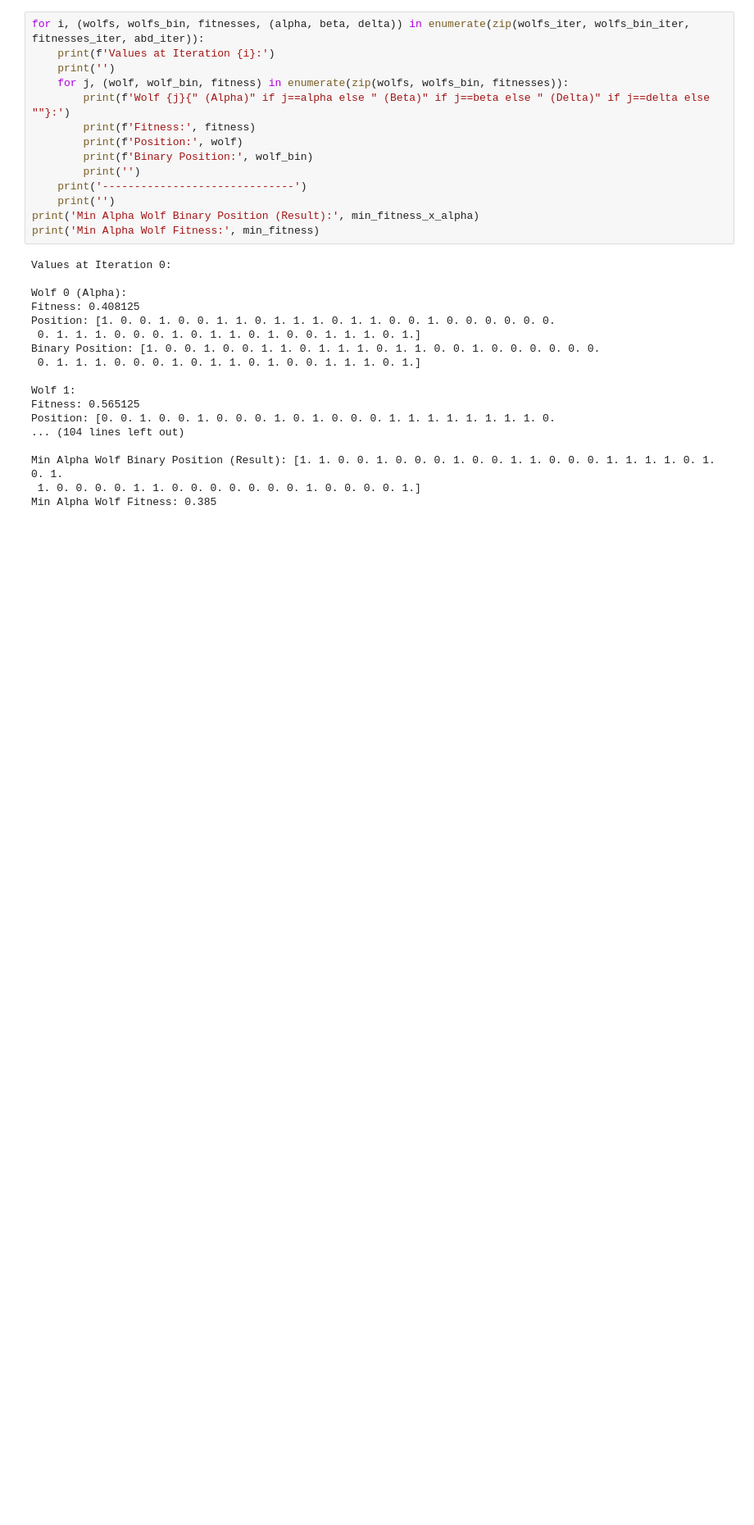
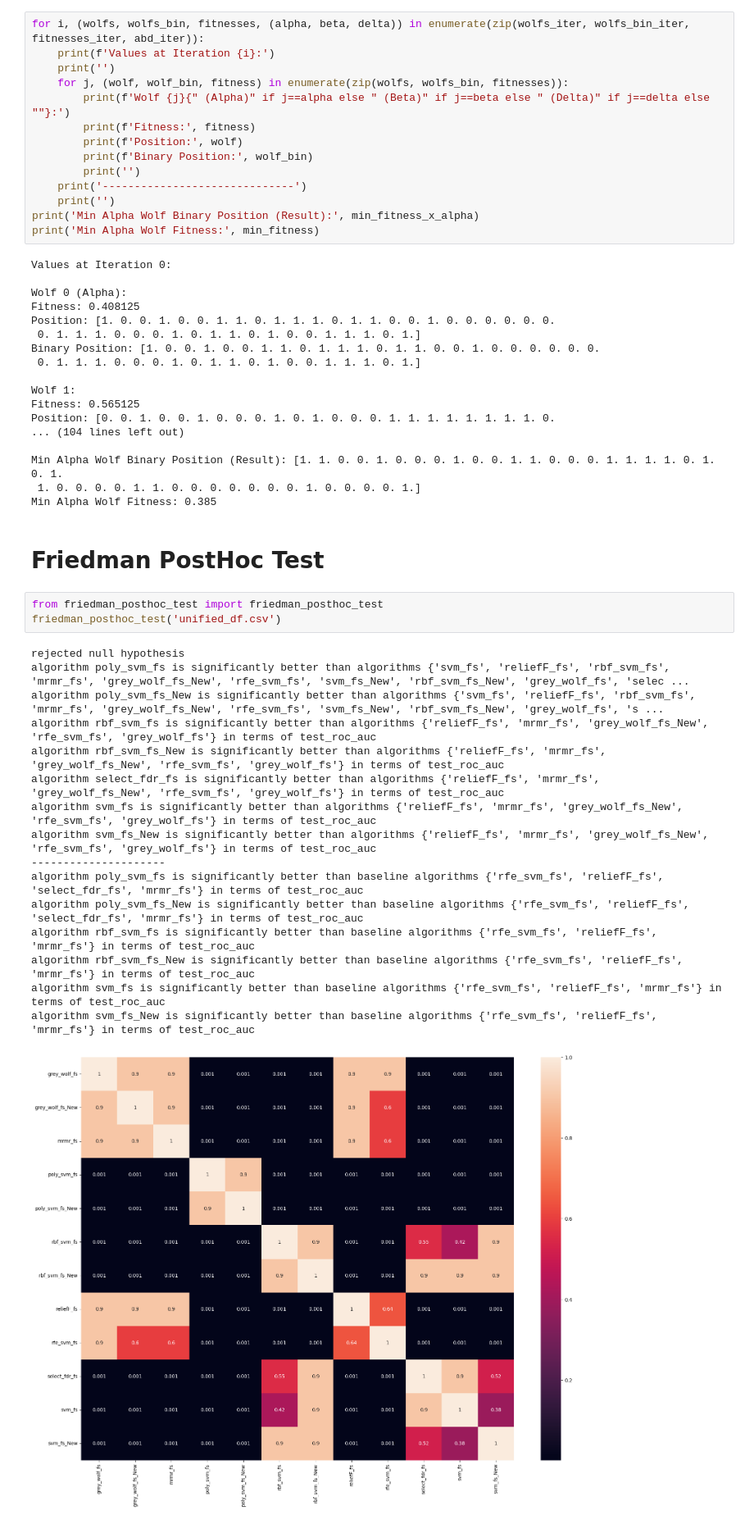
Before and after one commit to TzviLederer/feature-selection, a Jupyter notebook: illustrations.ipynb, the cells around one changed output. Shown at 82% size. Cells and saved outputs as stored; diff of their text form; blank space fills up the shorter version.

Commit message:
working friedman test

```diff
--- a/illustrations.ipynb
+++ b/illustrations.ipynb
@@ -225,3 +225,25 @@ Position: [0. 0. 1. 0. 0. 1. 0. 0. 0. 1. 0. 1. 0. 0. 0. 1. 1. 1. 1. 1. 1. 1. 1.
 Min Alpha Wolf Binary Position (Result): [1. 1. 0. 0. 1. 0. 0. 0. 1. 0. 0. 1. 1. 0. 0. 0. 1. 1. 1. 1. 0. 1. 0. 1.
  1. 0. 0. 0. 0. 1. 1. 0. 0. 0. 0. 0. 0. 0. 1. 0. 0. 0. 0. 1.]
 Min Alpha Wolf Fitness: 0.385
+# %% [markdown]
+# Friedman PostHoc Test
+# %%
+from friedman_posthoc_test import friedman_posthoc_test
+friedman_posthoc_test('unified_df.csv')
+# %% [output]
+rejected null hypothesis
+algorithm poly_svm_fs is significantly better than algorithms {'svm_fs', 'reliefF_fs', 'rbf_svm_fs', 'mrmr_fs', 'grey_wolf_fs_New', 'rfe_svm_fs', 'svm_fs_New', 'rbf_svm_fs_New', 'grey_wolf_fs', 'selec ...
+algorithm poly_svm_fs_New is significantly better than algorithms {'svm_fs', 'reliefF_fs', 'rbf_svm_fs', 'mrmr_fs', 'grey_wolf_fs_New', 'rfe_svm_fs', 'svm_fs_New', 'rbf_svm_fs_New', 'grey_wolf_fs', 's ...
+algorithm rbf_svm_fs is significantly better than algorithms {'reliefF_fs', 'mrmr_fs', 'grey_wolf_fs_New', 'rfe_svm_fs', 'grey_wolf_fs'} in terms of test_roc_auc
+algorithm rbf_svm_fs_New is significantly better than algorithms {'reliefF_fs', 'mrmr_fs', 'grey_wolf_fs_New', 'rfe_svm_fs', 'grey_wolf_fs'} in terms of test_roc_auc
+algorithm select_fdr_fs is significantly better than algorithms {'reliefF_fs', 'mrmr_fs', 'grey_wolf_fs_New', 'rfe_svm_fs', 'grey_wolf_fs'} in terms of test_roc_auc
+algorithm svm_fs is significantly better than algorithms {'reliefF_fs', 'mrmr_fs', 'grey_wolf_fs_New', 'rfe_svm_fs', 'grey_wolf_fs'} in terms of test_roc_auc
+algorithm svm_fs_New is significantly better than algorithms {'reliefF_fs', 'mrmr_fs', 'grey_wolf_fs_New', 'rfe_svm_fs', 'grey_wolf_fs'} in terms of test_roc_auc
+---------------------
+algorithm poly_svm_fs is significantly better than baseline algorithms {'rfe_svm_fs', 'reliefF_fs', 'select_fdr_fs', 'mrmr_fs'} in terms of test_roc_auc
+algorithm poly_svm_fs_New is significantly better than baseline algorithms {'rfe_svm_fs', 'reliefF_fs', 'select_fdr_fs', 'mrmr_fs'} in terms of test_roc_auc
+algorithm rbf_svm_fs is significantly better than baseline algorithms {'rfe_svm_fs', 'reliefF_fs', 'mrmr_fs'} in terms of test_roc_auc
+algorithm rbf_svm_fs_New is significantly better than baseline algorithms {'rfe_svm_fs', 'reliefF_fs', 'mrmr_fs'} in terms of test_roc_auc
+algorithm svm_fs is significantly better than baseline algorithms {'rfe_svm_fs', 'reliefF_fs', 'mrmr_fs'} in terms of test_roc_auc
+algorithm svm_fs_New is significantly better than baseline algorithms {'rfe_svm_fs', 'reliefF_fs', 'mrmr_fs'} in terms of test_roc_auc
+[figure, added]
```
Also changed, not shown: 1 other file.
